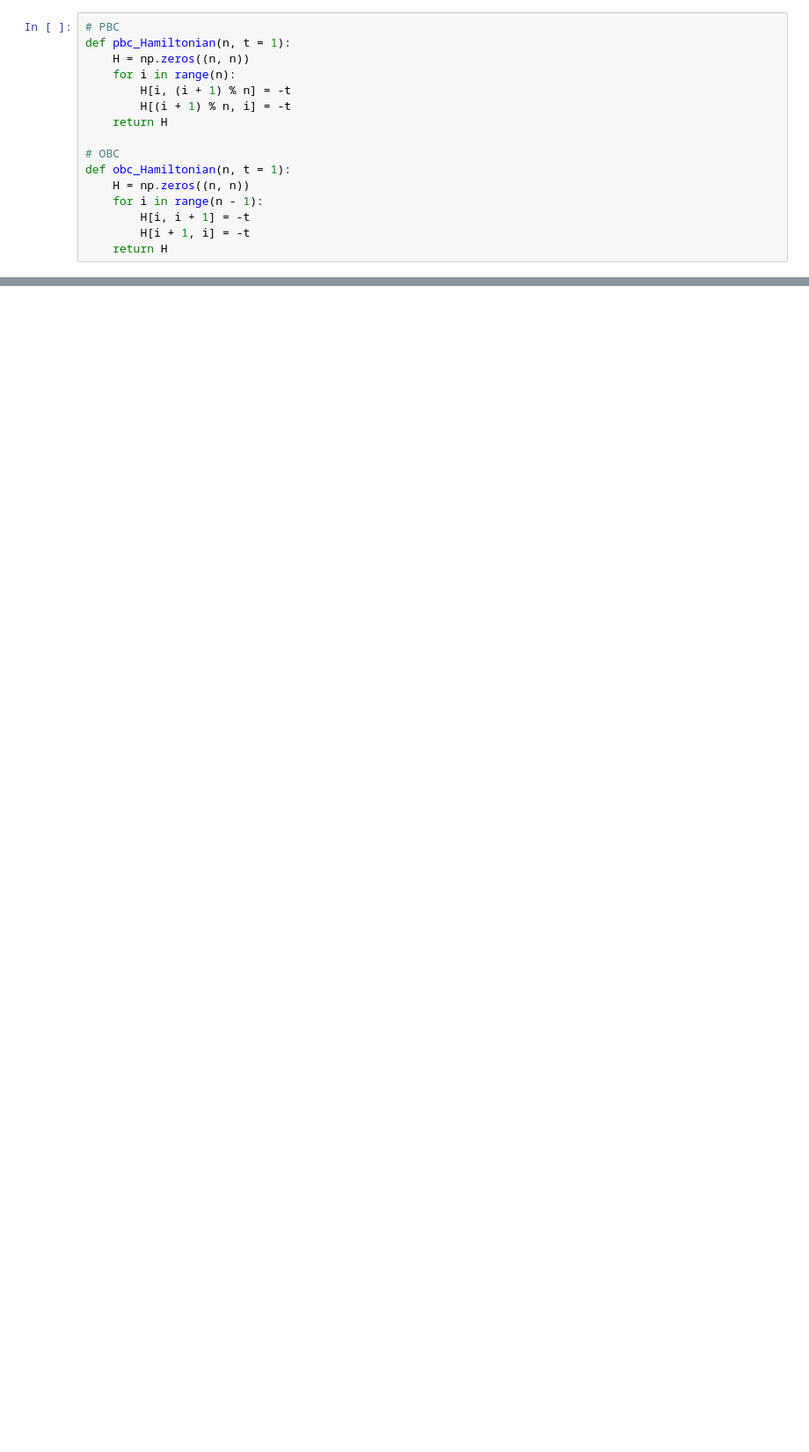
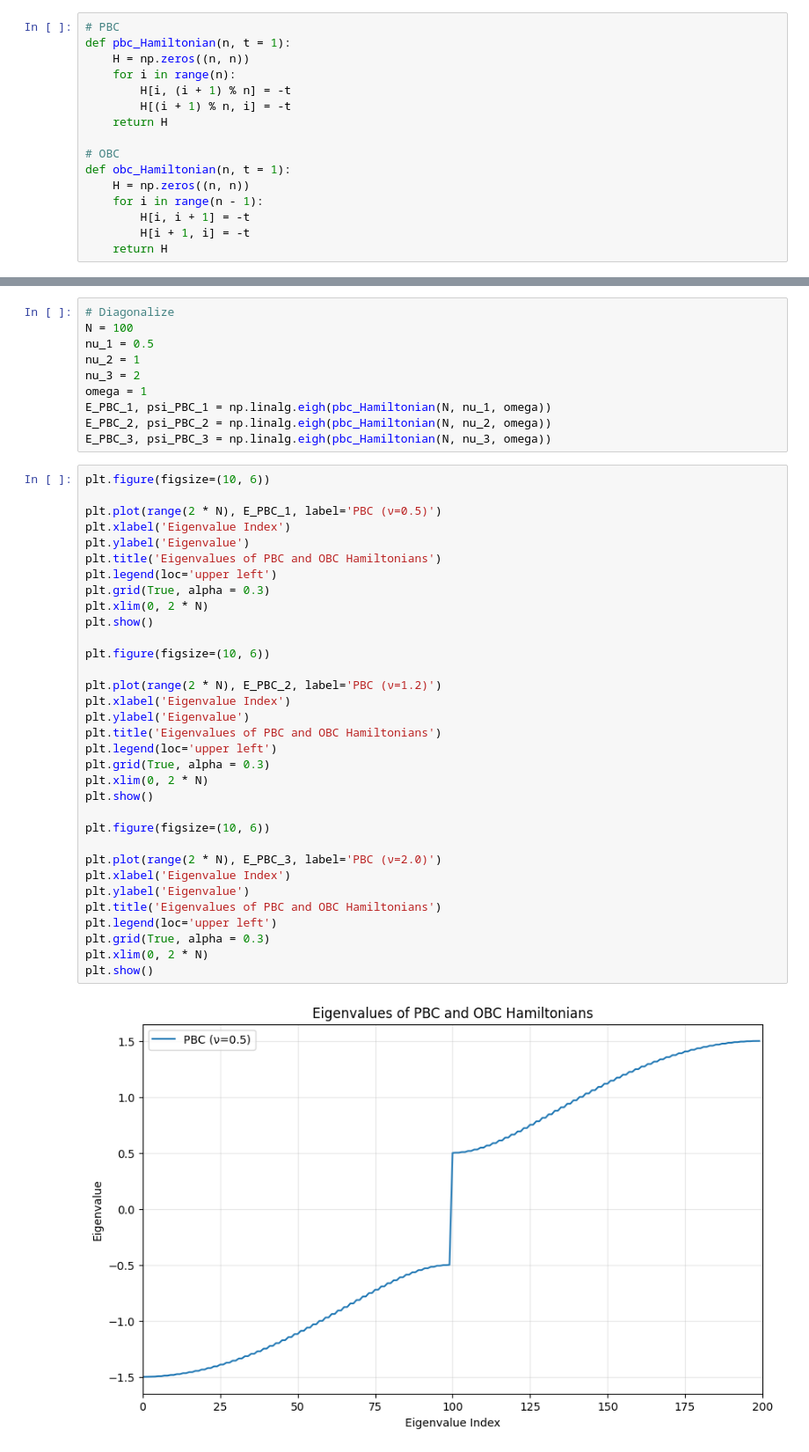
Before and after one commit to zengxuanliu2005/Solid_State_Physics_Project, a Jupyter notebook: scr/project.ipynb, the cells around one changed output, grey strips where cells are left out. Shown at 88% size. Cells and saved outputs as stored; diff of their text form; blank space fills up the shorter version.

```diff
--- a/scr/project.ipynb
+++ b/scr/project.ipynb
@@ -56,0 +203,45 @@ Hamiltonian in OBC:
+# %%
+# Diagonalize
+N = 100
+nu_1 = 0.5
+nu_2 = 1
+nu_3 = 2
+omega = 1
+E_PBC_1, psi_PBC_1 = np.linalg.eigh(pbc_Hamiltonian(N, nu_1, omega))
+E_PBC_2, psi_PBC_2 = np.linalg.eigh(pbc_Hamiltonian(N, nu_2, omega))
+E_PBC_3, psi_PBC_3 = np.linalg.eigh(pbc_Hamiltonian(N, nu_3, omega))
+# %%
+plt.figure(figsize=(10, 6))
+
+plt.plot(range(2 * N), E_PBC_1, label='PBC (ν=0.5)')
+plt.xlabel('Eigenvalue Index')
+plt.ylabel('Eigenvalue')
+plt.title('Eigenvalues of PBC and OBC Hamiltonians')
+plt.legend(loc='upper left')
+plt.grid(True, alpha = 0.3)
+plt.xlim(0, 2 * N)
+plt.show()
+
+plt.figure(figsize=(10, 6))
+
+plt.plot(range(2 * N), E_PBC_2, label='PBC (ν=1.2)')
+plt.xlabel('Eigenvalue Index')
+plt.ylabel('Eigenvalue')
+plt.title('Eigenvalues of PBC and OBC Hamiltonians')
+plt.legend(loc='upper left')
+plt.grid(True, alpha = 0.3)
+plt.xlim(0, 2 * N)
+plt.show()
+
+plt.figure(figsize=(10, 6))
+
+plt.plot(range(2 * N), E_PBC_3, label='PBC (ν=2.0)')
+plt.xlabel('Eigenvalue Index')
+plt.ylabel('Eigenvalue')
+plt.title('Eigenvalues of PBC and OBC Hamiltonians')
+plt.legend(loc='upper left')
+plt.grid(True, alpha = 0.3)
+plt.xlim(0, 2 * N)
+plt.show()
+# %% [output]
+[figure, added]
```
Also changed, not shown: parts of 18 cells of this notebook.
